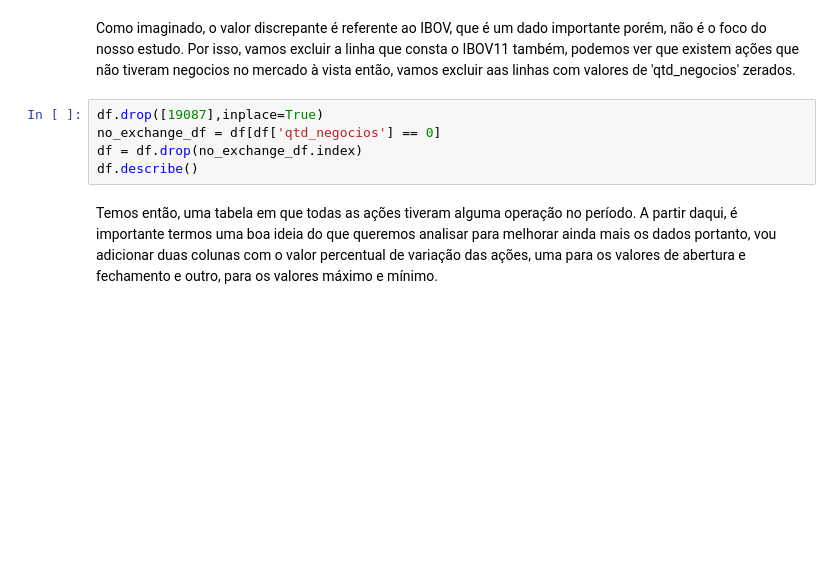
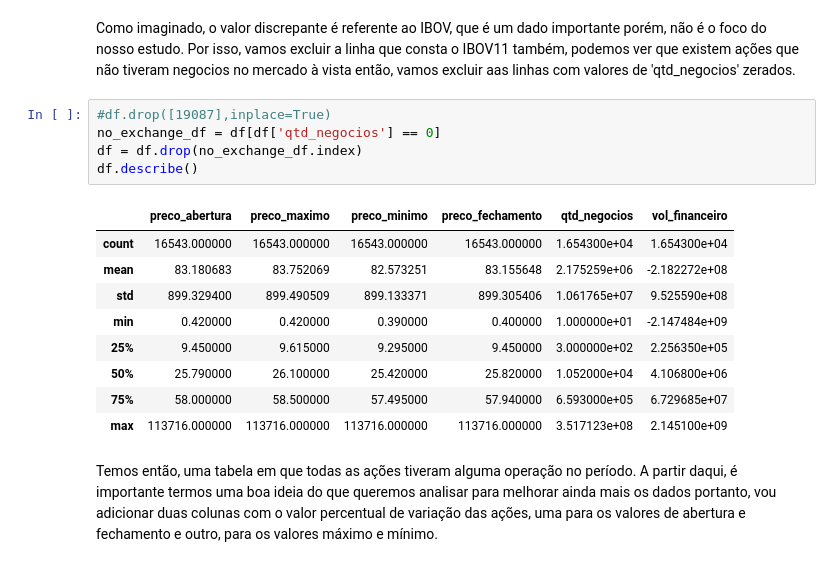
Before and after one commit to felipediogo0/Data_Science_Study, a Jupyter notebook: bovespa_oscilacoes_072022/Bovespa_2021_ETL.ipynb, the cells around one changed output. Drawn from its saved outputs; the diff is of its cells as text; blank space fills up the shorter version.

```diff
--- a/bovespa_oscilacoes_072022/Bovespa_2021_ETL.ipynb
+++ b/bovespa_oscilacoes_072022/Bovespa_2021_ETL.ipynb
@@ -80,10 +146,20 @@ df.sort_values(by =['preco_abertura'], ascending=False)
 # %% [markdown]
 Como imaginado, o valor discrepante é referente ao IBOV, que é um dado importante porém, não é o foco do nosso estudo. Por isso, vamos excluir a linha que consta o IBOV11 também, podemos ver que existem ações que não tiveram negocios no mercado à vista então, vamos excluir aas linhas com valores de 'qtd_negocios' zerados.
 # %%
-df.drop([19087],inplace=True)
+#df.drop([19087],inplace=True)
 no_exchange_df = df[df['qtd_negocios'] == 0]
 df = df.drop(no_exchange_df.index)
 df.describe()
+# %% [output]
+|  | preco_abertura | preco_maximo | preco_minimo | preco_fechamento | qtd_negocios | vol_financeiro |
+| count | 16543.000000 | 16543.000000 | 16543.000000 | 16543.000000 | 1.654300e+04 | 1.654300e+04 |
+| mean | 83.180683 | 83.752069 | 82.573251 | 83.155648 | 2.175259e+06 | -2.182272e+08 |
+| std | 899.329400 | 899.490509 | 899.133371 | 899.305406 | 1.061765e+07 | 9.525590e+08 |
+| min | 0.420000 | 0.420000 | 0.390000 | 0.400000 | 1.000000e+01 | -2.147484e+09 |
+| 25% | 9.450000 | 9.615000 | 9.295000 | 9.450000 | 3.000000e+02 | 2.256350e+05 |
+| 50% | 25.790000 | 26.100000 | 25.420000 | 25.820000 | 1.052000e+04 | 4.106800e+06 |
+| 75% | 58.000000 | 58.500000 | 57.495000 | 57.940000 | 6.593000e+05 | 6.729685e+07 |
+| max | 113716.000000 | 113716.000000 | 113716.000000 | 113716.000000 | 3.517123e+08 | 2.145100e+09 |
 # %% [markdown]
 Temos então, uma tabela em que todas as ações tiveram alguma operação no período.
 A partir daqui, é importante termos uma boa ideia do que queremos analisar para melhorar ainda mais os dados portanto, vou adicionar duas colunas com o valor percentual de variação das ações, uma para os valores de abertura e fechamento e outro, para os valores máximo e mínimo.
```
Also changed, not shown: parts of 8 cells of this notebook, 6 other files.
